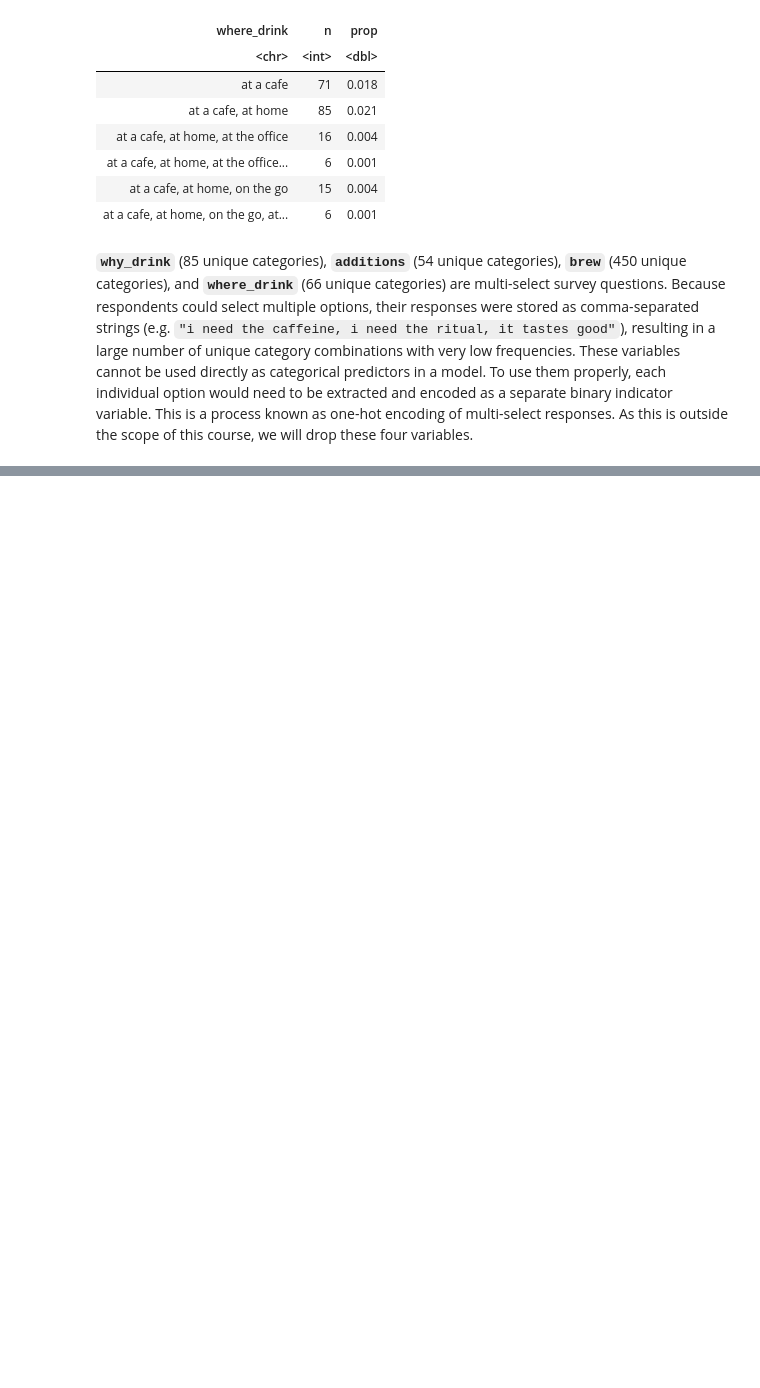
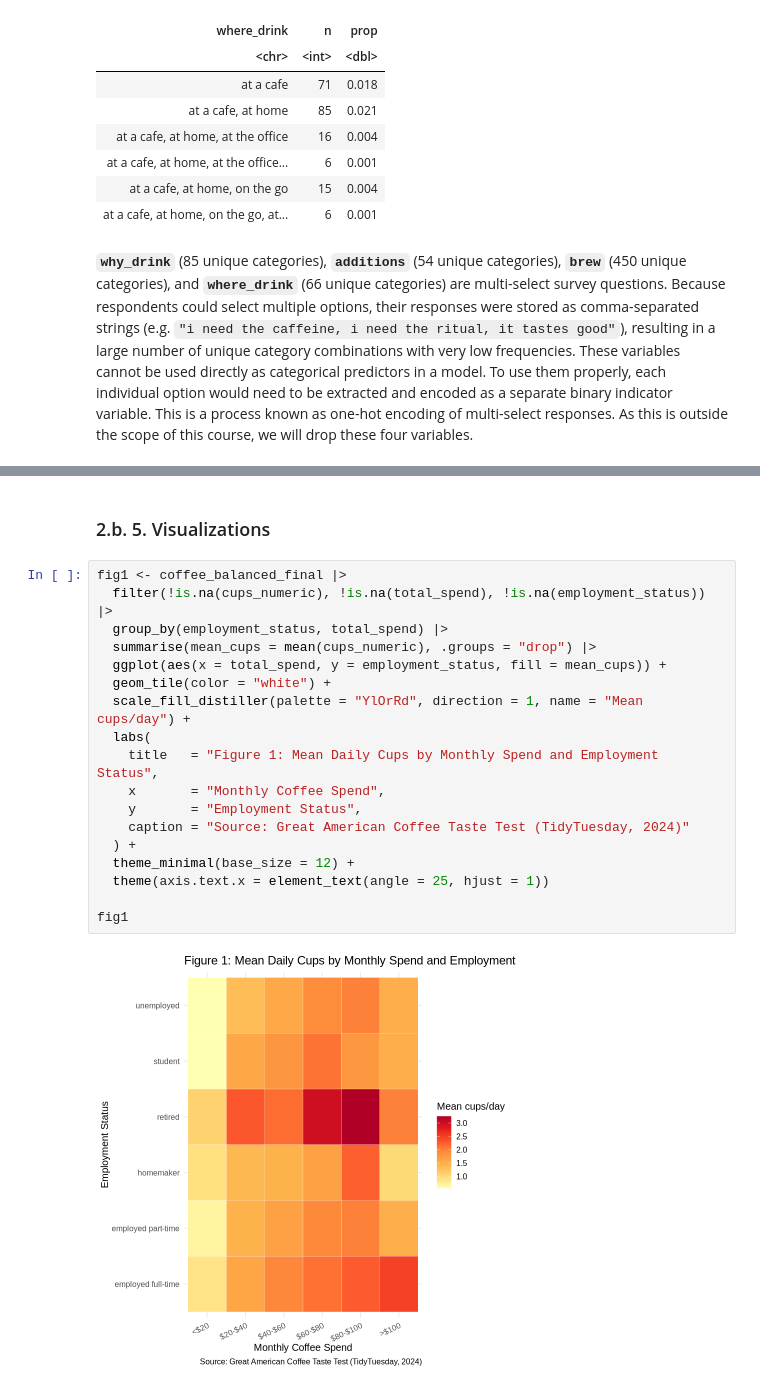
Before and after one commit to tiffanyn5/STAT301_Group9, a Jupyter notebook: group9_finalreport.ipynb, the cells around one changed output, grey strips where cells are left out. Saved outputs shown, nothing was run; the diff lists cells and outputs as text; blank space fills up the shorter version.

Commit message:
added visualizations

```diff
--- a/group9_finalreport.ipynb
+++ b/group9_finalreport.ipynb
@@ -490,0 +545,22 @@ A tibble: 6 × 14
+# %% [markdown]
+### 2.b. 5. Visualizations
+# %%
+fig1 <- coffee_balanced_final |>
+  filter(!is.na(cups_numeric), !is.na(total_spend), !is.na(employment_status)) |>
+  group_by(employment_status, total_spend) |>
+  summarise(mean_cups = mean(cups_numeric), .groups = "drop") |>
+  ggplot(aes(x = total_spend, y = employment_status, fill = mean_cups)) +
+  geom_tile(color = "white") +
+  scale_fill_distiller(palette = "YlOrRd", direction = 1, name = "Mean cups/day") +
+  labs(
+    title   = "Figure 1: Mean Daily Cups by Monthly Spend and Employment Status",
+    x       = "Monthly Coffee Spend",
+    y       = "Employment Status",
+    caption = "Source: Great American Coffee Taste Test (TidyTuesday, 2024)"
+  ) +
+  theme_minimal(base_size = 12) +
+  theme(axis.text.x = element_text(angle = 25, hjust = 1))
+
+fig1
+# %% [output]
+[figure, added]
```
Also changed, not shown: parts of 8 cells of this notebook.
